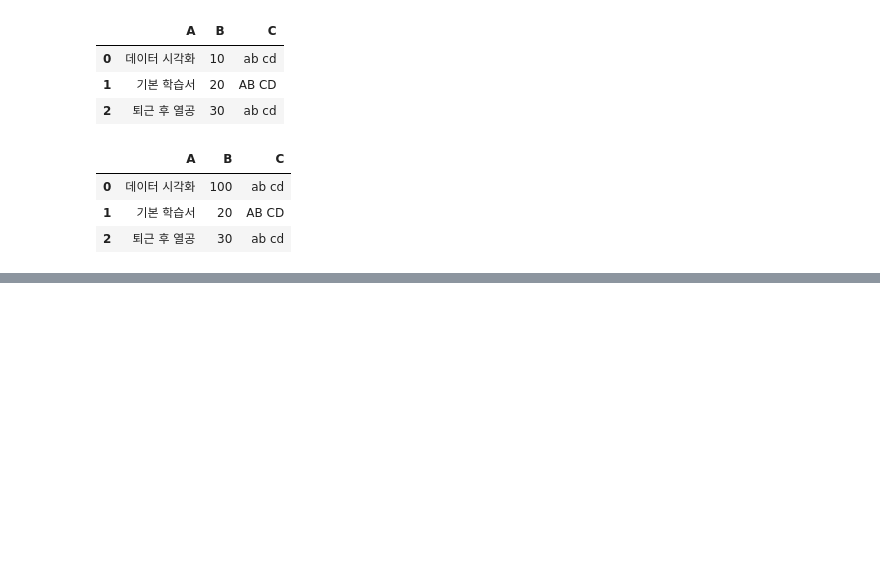
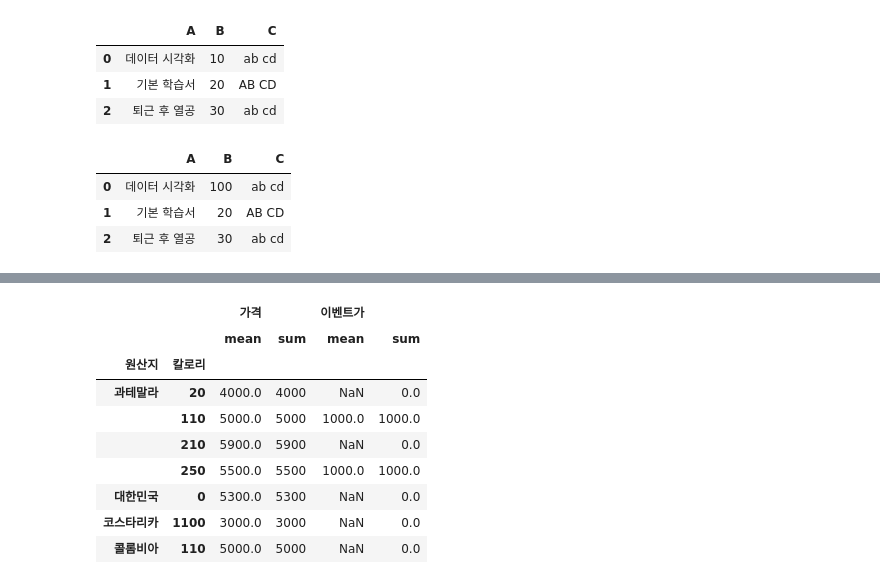
Before and after one commit to gumurytv/bigdataCert, a Jupyter notebook: 빅분기_실기_PART1_연습.ipynb, the cells around one changed output, grey strips where cells are left out. Cells and saved outputs as stored; diff of their text form; code cells hidden in the pictures; blank space fills up the shorter version.

```diff
--- a/빅분기_실기_PART1_연습.ipynb
+++ b/빅분기_실기_PART1_연습.ipynb
@@ -1472,0 +1293,2 @@ df.loc[max_ind]['메뉴']
+# %%
+df=pd.read_csv('cafe4.csv',index_col=0)
@@ -1472,0 +1321,13 @@ df.loc[max_ind]['메뉴']
+# %%
+df.groupby(['원산지','칼로리'])[['가격', '이벤트가']].agg(['mean','sum'])
+# %% [output]
+|  |  | 가격 |  | 이벤트가 |  |
+|  |  | mean | sum | mean | sum |
+| 원산지 | 칼로리 |  |  |  |  |
+| 과테말라 | 20 | 4000.0 | 4000 | NaN | 0.0 |
+|  | 110 | 5000.0 | 5000 | 1000.0 | 1000.0 |
+|  | 210 | 5900.0 | 5900 | NaN | 0.0 |
+|  | 250 | 5500.0 | 5500 | 1000.0 | 1000.0 |
+| 대한민국 | 0 | 5300.0 | 5300 | NaN | 0.0 |
+| 코스타리카 | 1100 | 3000.0 | 3000 | NaN | 0.0 |
+| 콜롬비아 | 110 | 5000.0 | 5000 | NaN | 0.0 |
```
Also changed, not shown: parts of 93 cells of this notebook.
